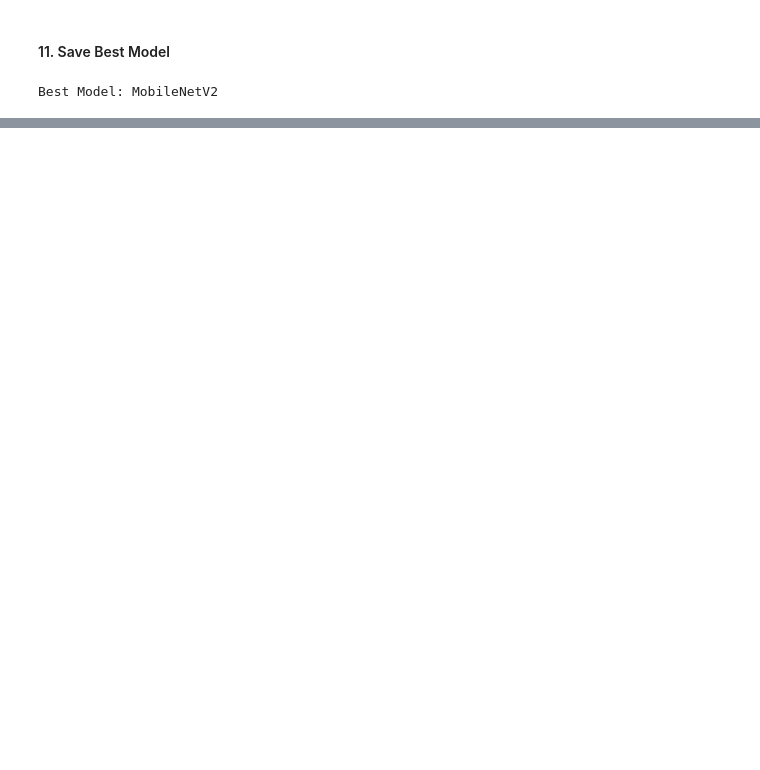
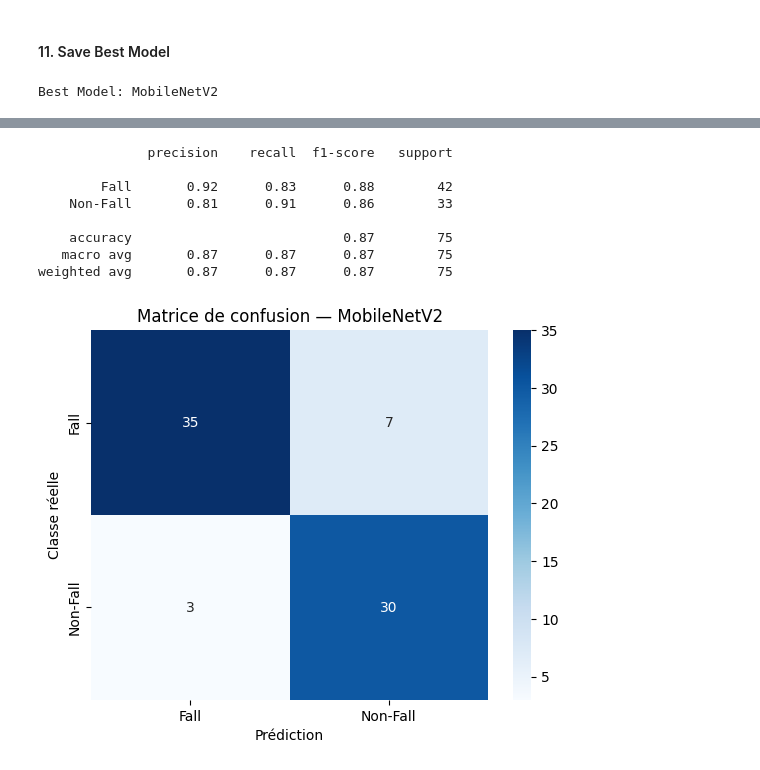
Before and after one commit to Ghofranz/Fall-Detection-AI, a Jupyter notebook: fall_detection.ipynb, the cells around one changed output, grey strips where cells are left out. Saved outputs shown, nothing was run; the diff lists cells and outputs as text; code cells hidden in the pictures; blank space fills up the shorter version.

```diff
--- a/fall_detection.ipynb
+++ b/fall_detection.ipynb
@@ -536,0 +1032,43 @@ Best Model: MobileNetV2
+# %%
+
+from sklearn.metrics import confusion_matrix, classification_report
+import matplotlib.pyplot as plt
+import seaborn as sns
+import numpy as np
+
+predictions = model.predict(X_test, verbose=0)
+y_pred = (predictions.ravel() > 0.5).astype(int)
+
+cm = confusion_matrix(y_test, y_pred, labels=[0, 1])
+
+print(classification_report(
+    y_test,
+    y_pred,
+    labels=[0, 1],
+    target_names=["Fall", "Non-Fall"],
+    zero_division=0
+))
+
+sns.heatmap(
+    cm,
+    annot=True,
+    fmt="d",
+    cmap="Blues",
+    xticklabels=["Fall", "Non-Fall"],
+    yticklabels=["Fall", "Non-Fall"]
+)
+
+plt.xlabel("Prédiction")
+plt.ylabel("Classe réelle")
+plt.title("Matrice de confusion — MobileNetV2")
+plt.show()
+# %% [output]
+              precision    recall  f1-score   support
+
+        Fall       0.92      0.83      0.88        42
+    Non-Fall       0.81      0.91      0.86        33
+
+    accuracy                           0.87        75
+   macro avg       0.87      0.87      0.87        75
+weighted avg       0.87      0.87      0.87        75
+[figure, added]
```
Also changed, not shown: parts of 16 cells of this notebook.
